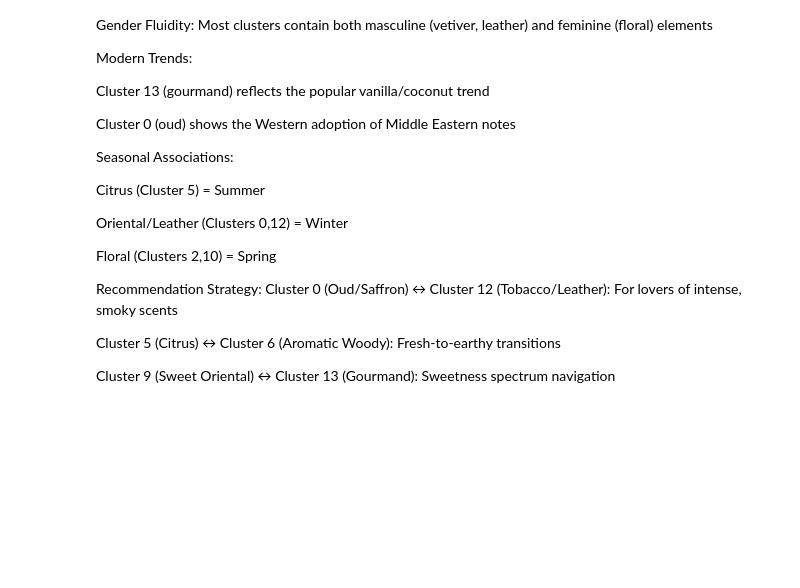
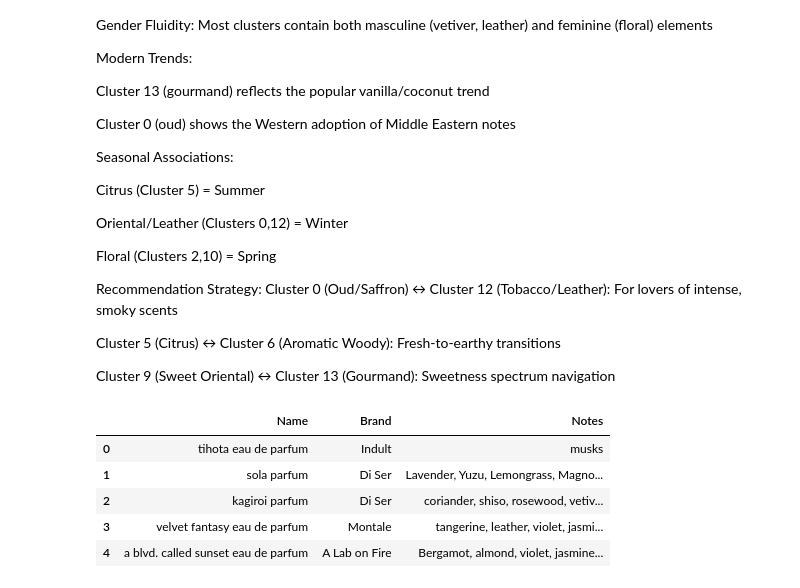
Before and after one commit to hirajya/perfume_reco, a Jupyter notebook: notebooks/PR_kmeans_rod.ipynb, the cells around one changed output. Saved outputs shown, nothing was run; the diff lists cells and outputs as text; code cells hidden in the pictures; blank space fills up the shorter version.

```diff
--- a/notebooks/PR_kmeans_rod.ipynb
+++ b/notebooks/PR_kmeans_rod.ipynb
@@ -302,3 +303,13 @@ Cluster 0 (Oud/Saffron) ↔ Cluster 12 (Tobacco/Leather): For lovers of intense,
 Cluster 5 (Citrus) ↔ Cluster 6 (Aromatic Woody): Fresh-to-earthy transitions
 
 Cluster 9 (Sweet Oriental) ↔ Cluster 13 (Gourmand): Sweetness spectrum navigation
+# %%
+df = load_and_preprocess_data()
+df.head()
+# %% [output]
+|  | Name | Brand | Notes |
+| 0 | tihota eau de parfum | Indult | musks |
+| 1 | sola parfum | Di Ser | Lavender, Yuzu, Lemongrass, Magno... |
+| 2 | kagiroi parfum | Di Ser | coriander, shiso, rosewood, vetiv... |
+| 3 | velvet fantasy eau de parfum | Montale | tangerine, leather, violet, jasmi... |
+| 4 | a blvd. called sunset eau de parfum | A Lab on Fire | Bergamot, almond, violet, jasmine... |
```
Also changed, not shown: parts of 2 cells of this notebook, 5 other files.
